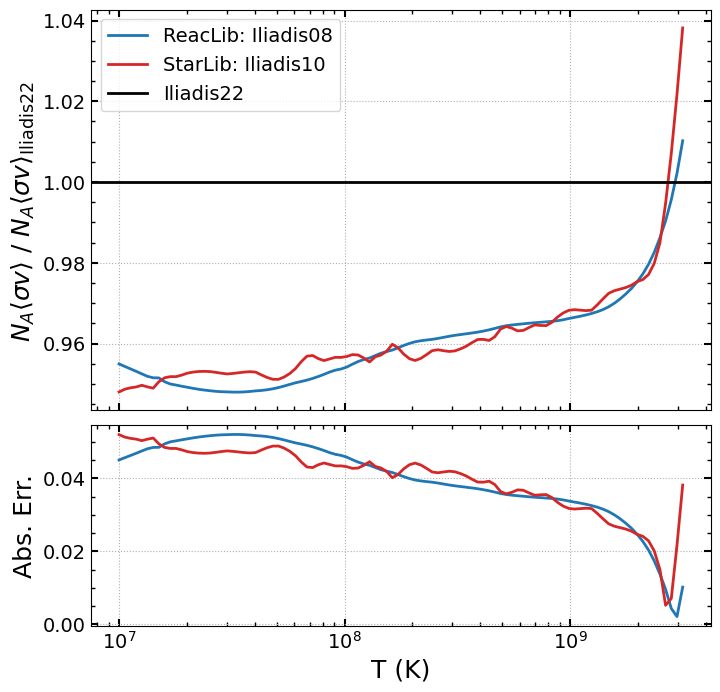
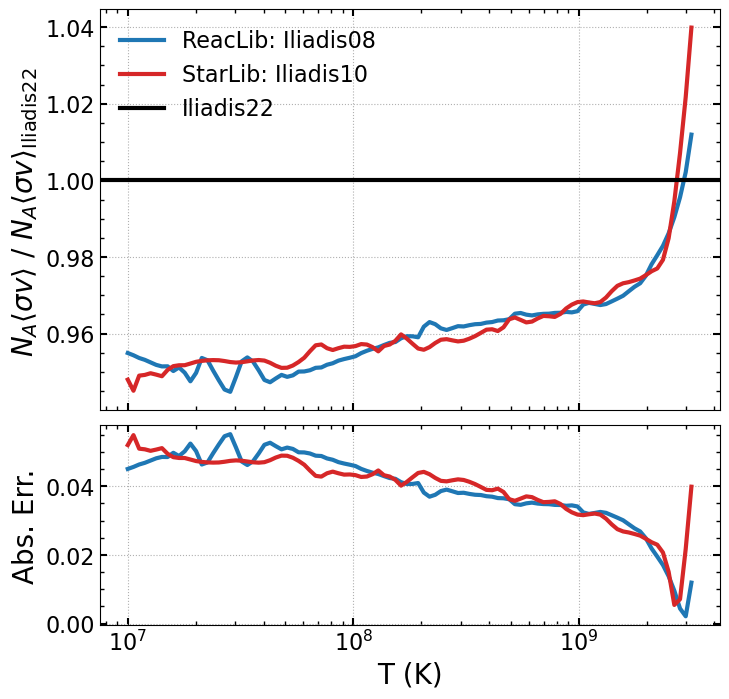
The change to this notebook cell's code, shown as a diff; its figure went from the first image to the second:
--- before
+++ after
@@ -9,5 +9,5 @@
 ax.set_ylabel(r"$N_A\langle \sigma v\rangle$ / $N_A\langle \sigma v\rangle_{\mathrm{Iliadis22}}$ ")
 ax.grid(ls=":")
-ax.legend()
+ax.legend(frameon=False)
 
 # Bot panel

Commit: update figure sizes